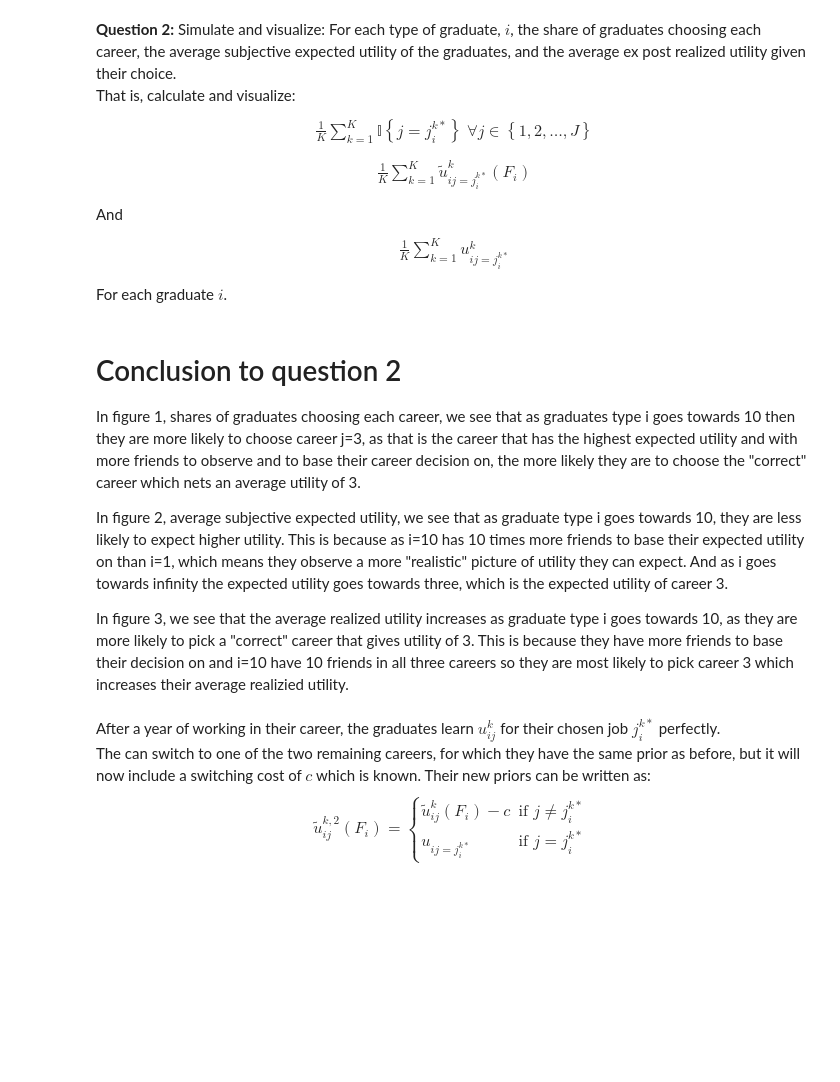
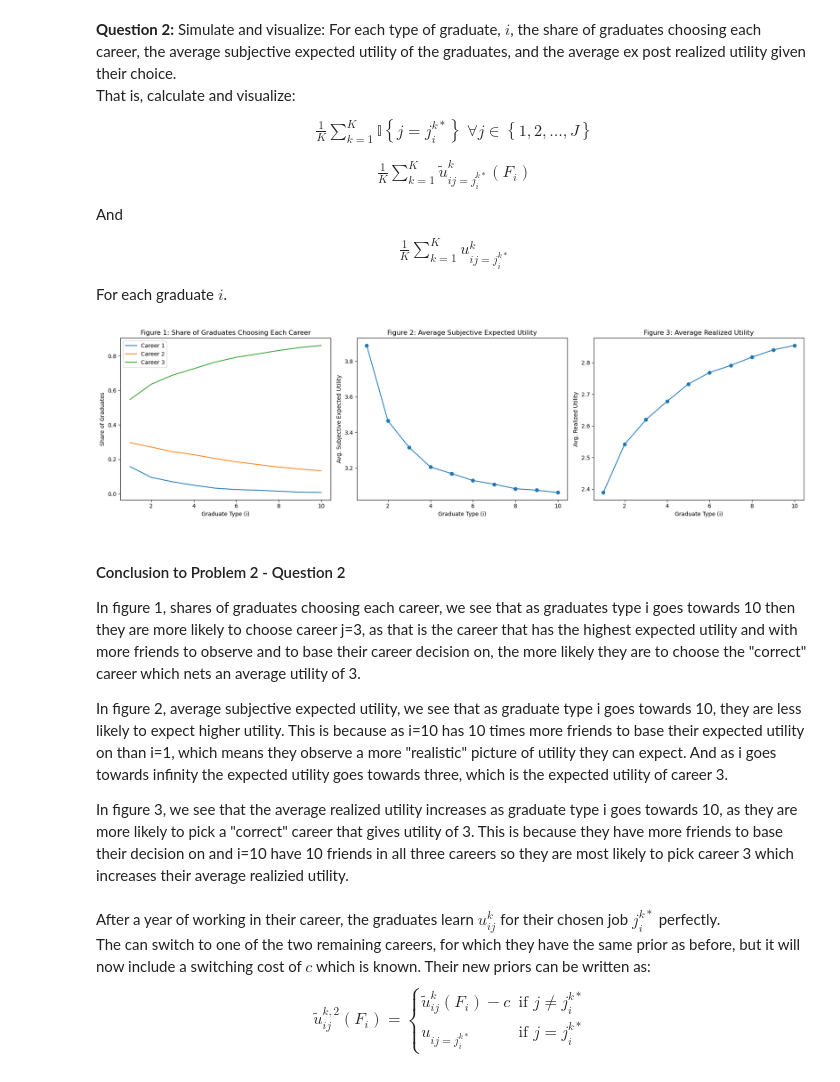
Before and after one commit to NumEconCopenhagen/projects-2024-thomas-lucas-jacob, a Jupyter notebook: examproject/exam_2024.ipynb, the cells around one changed output. Saved outputs shown, nothing was run; the diff lists cells and outputs as text; code cells hidden in the pictures; blank space fills up the shorter version.

Commit message:
Problem 2

```diff
--- a/examproject/exam_2024.ipynb
+++ b/examproject/exam_2024.ipynb
@@ -297,40 +303,40 @@ $$
 $$
 For each graduate $i$.
 # %%
-import numpy as np
-import matplotlib.pyplot as plt
-from examproject2 import simulate_career_choices
+from examproject import simulate_career_choices
 
 # Assuming simulate_career_choices() returns share_graduates, avg_subjective_util, avg_realized_util
 share_graduates, avg_subjective_util, avg_realized_util = simulate_career_choices()
 
 # Visualize the results
 fig, ax = plt.subplots(1, 3, figsize=(18, 5))
 
 # Share of graduates choosing each career
 for j in range(3):
     ax[0].plot(range(1, 11), share_graduates[:, j], label=f'Career {j+1}')
 ax[0].set_xlabel('Graduate Type (i)')
 ax[0].set_ylabel('Share of Graduates')
-ax[0].set_title('Share of Graduates Choosing Each Career')
+ax[0].set_title('Figure 1: Share of Graduates Choosing Each Career')
 ax[0].legend()
 
 # Average subjective expected utility
 ax[1].plot(range(1, 11), avg_subjective_util, marker='o')
 ax[1].set_xlabel('Graduate Type (i)')
 ax[1].set_ylabel('Avg. Subjective Expected Utility')
-ax[1].set_title('Average Subjective Expected Utility')
+ax[1].set_title('Figure 2: Average Subjective Expected Utility')
 
 # Average realized utility
 ax[2].plot(range(1, 11), avg_realized_util, marker='o')
 ax[2].set_xlabel('Graduate Type (i)')
 ax[2].set_ylabel('Avg. Realized Utility')
-ax[2].set_title('Average Realized Utility')
+ax[2].set_title('Figure 3: Average Realized Utility')
 
 plt.tight_layout()
 plt.show()
+# %% [output]
+[figure, added]
 # %% [markdown]
-# Conclusion to question 2
+#### Conclusion to Problem 2 - Question 2
 
 In figure 1, shares of graduates choosing each career, we see that as graduates type i goes towards 10 then they are more likely to choose career j=3, as that is the career that has the highest expected utility and with more friends to observe and to base their career decision on, the more likely they are to choose the "correct" career which nets an average utility of 3.
 
```
Also changed, not shown: parts of 10 cells of this notebook, 2 other files.
